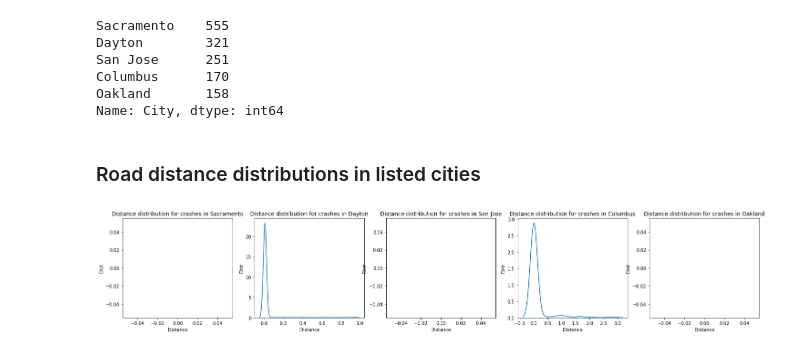
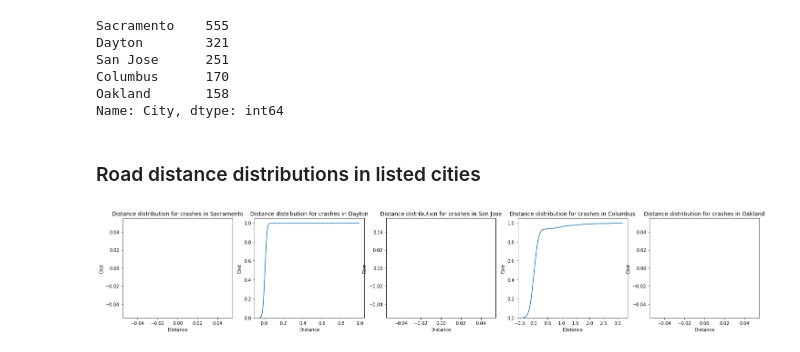
Before and after one commit to RukhovichIV/nnsu_stat_2022_summer, a Jupyter notebook: lab_2/src.ipynb, the cells around one changed output. Saved outputs shown, nothing was run; the diff lists cells and outputs as text; code cells hidden in the pictures.

```diff
--- a/lab_2/src.ipynb
+++ b/lab_2/src.ipynb
@@ -87,7 +87,8 @@ for i in range(4):
     axs[i].set_xlabel("Visibility")
     axs[i].set_ylabel("Dist")
     axs[i].set_title(f"Visibility distribution for crashes of severity = {i + 1}")
-    sns.kdeplot(df.loc[df.Severity == i + 1,"Visibility(mi)"].dropna(), ax=axs[i], cumulative=True)
+    sns.kdeplot(df.loc[df.Severity == i + 1,"Visibility(mi)"].dropna(),
+                ax=axs[i], cumulative=True)
 # %% [output]
 [figure]
 # %% [markdown]
@@ -168,10 +169,11 @@ Name: City, dtype: int64
 # %%
 fig, axs = plt.subplots(1, 5)
 fig.set_size_inches(25,4)
 for i in range(5):
     axs[i].set_xlabel("Distance")
     axs[i].set_ylabel("Dist")
     axs[i].set_title(f"Distance distribution for crashes in {most_accident_cities.index[i]}")
-    sns.kdeplot(df.loc[df.City == most_accident_cities.index[i], "Distance(mi)"], ax=axs[i])
+    sns.kdeplot(df.loc[df.City == most_accident_cities.index[i], "Distance(mi)"],
+                ax=axs[i], cumulative=True)
 # %% [output]
-[figure, old version]
+[figure, new version]
```
Also changed, not shown: 5 other files.
